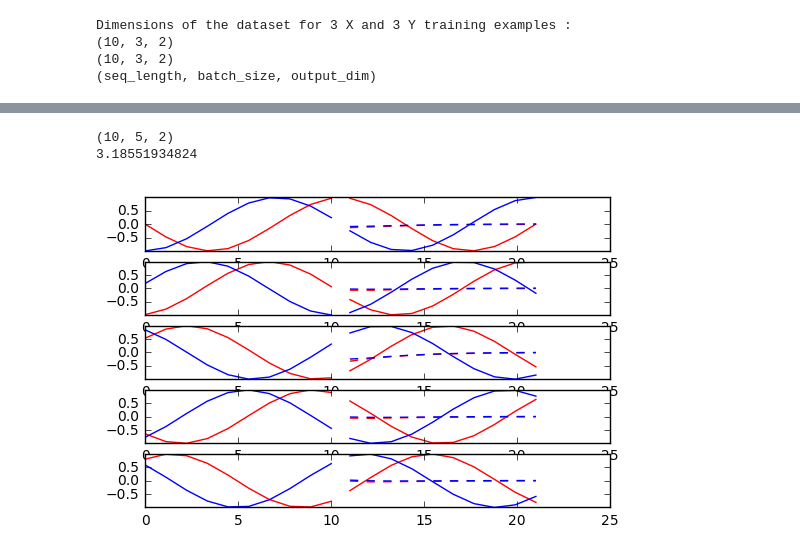
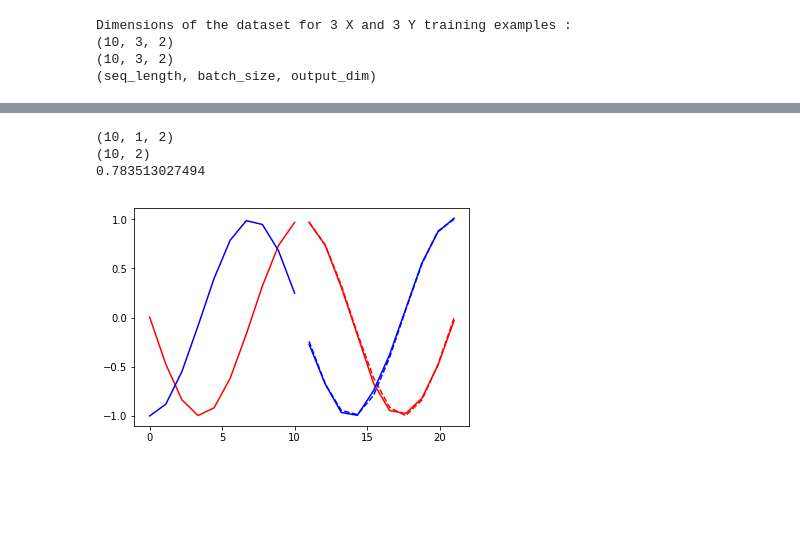
Before and after one commit to locosoft1986/pytorch-signal-prediction, a Jupyter notebook: execise1.ipynb, the cells around one changed output, grey strips where cells are left out. Saved outputs shown, nothing was run; the diff lists cells and outputs as text; code cells hidden in the pictures; blank space fills up the shorter version.

```diff
--- a/execise1.ipynb
+++ b/execise1.ipynb
@@ -142,16 +142,16 @@ class Model(nn.Module):
         decoder_input = torch.unsqueeze(encoder_output[-1], 0)
 
         seq = []
+        next_hidden=None
         next_input = decoder_input
-        next_hidden = None
         for _ in range(self.output_length):
             output, next_input, next_hidden = self.decoder(next_input, next_hidden)
             seq += [output]
-        return torch.stack(seq, dim=0).squeeze(), decoder_hidden
+        return torch.stack(seq, dim=0).squeeze()
 # %%
-model = Model(input_dim, 2, output_dim)
+model = Model(input_dim, hidden_dim, output_dim)
 print(model)
-test_output, final_hidden = model(input_x)
+test_output = model(input_x)
 print(final_hidden[0].size())
 print(test_output.size())
 # %% [output]
@@ -209,24 +209,25 @@ loss: 0.478929
 # %%
-test_x, target_y = generate_data(isTrain=False, batch_size=5)
-prediction, next_hidden = model(x)
+temp_x, temp_y = generate_data(isTrain=False, batch_size=1)
+x = autograd.Variable(torch.FloatTensor(temp_x), requires_grad=False)
+y = autograd.Variable(torch.FloatTensor(temp_y), requires_grad=False)
+prediction = model(x)
 prediction = prediction.data.numpy()
+print(temp_x.shape)
 print(prediction.shape)
-print(np.sum(target_y-prediction))
+print(np.sum(temp_y - prediction))
 # %% [output]
-(10, 5, 2)
-3.18551934824
+(10, 1, 2)
+(10, 2)
+0.783513027494
 # %%
 plt.figure()
 x_axis = np.linspace(0, 10, 10)
-for i in range(5):
-    plt.subplot(511+i)
-    plt.yticks(np.linspace(-1,1,5))
-    plt.plot(x_axis, test_x[:, i, 0], 'r', x_axis, test_x[:, i, 1], 'b')
-    target_x = x_axis+11
+plt.yticks(np.linspace(-1,1,5))
+plt.plot(x_axis, temp_x[:, 0, 0], 'r', x_axis, temp_x[:, 0, 1], 'b')
+target_x = x_axis+11
 
-    plt.plot(target_x, target_y[:, i, 0], 'r', target_x, target_y[:, i, 1], 'b')
-    plt.plot(target_x, prediction[:, i, 0], 'r--', target_x, prediction[:, i, 1], 'b--')
-
+plt.plot(target_x, temp_y[:, 0, 0], 'r--', target_x, temp_y[:, 0, 1], 'b--')
+plt.plot(target_x, prediction[:, 0], 'r', target_x, prediction[:, 1], 'b')
 plt.show()
 # %% [output]
-[figure, old version]
+[figure, new version]
```
Also changed, not shown: parts of 8 cells of this notebook.
